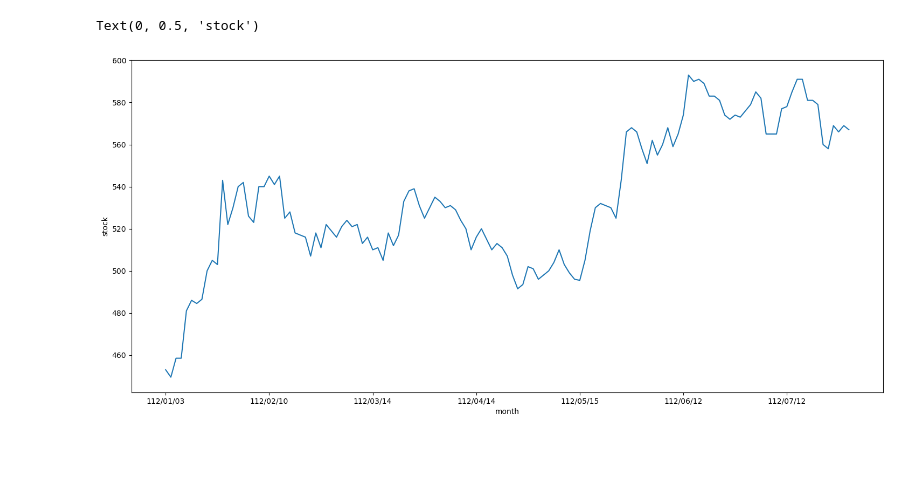
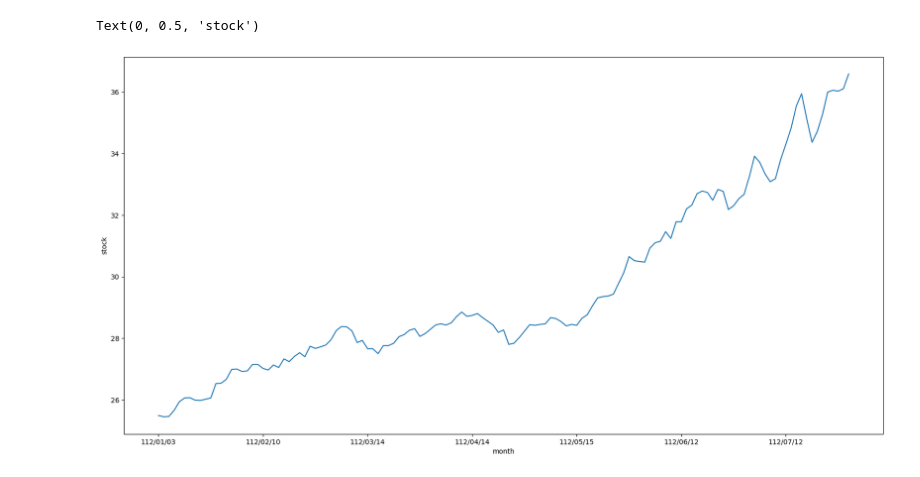
Before and after one commit to hong-xaing/Aiot, a Jupyter notebook: A0729.ipynb, the cells around one changed output. Cells and saved outputs as stored; diff of their text form; code cells hidden in the pictures; blank space fills up the shorter version.

```diff
--- a/A0729.ipynb
+++ b/A0729.ipynb
@@ -5,12 +5,12 @@ import urllib.request
 import matplotlib.pyplot as plt
 import datetime
 import pandas as pd
-import numpy as np
+# import numpy as np
 import json
 import time
 import ssl
 
-stock = "2330"
+stock = "0056"
 begin_date = "2023-01-01"
 
 
@@ -49,13 +49,13 @@ df.set_index("日期", inplace=True)
 # %%
 # 將爬取到的歷年股價資訊繪成圖表
 df['收盤價']=df['收盤價'].astype(float)
-df.loc[:]['收盤價'].plot(figsize=(18, 8))
+df.loc[:]['收盤價'].plot(figsize=(20, 10))
 plt.xlabel('month')
 plt.ylabel('stock')
 # Text(0, 0.5, 'stock')
 # %% [output]
 Text(0, 0.5, 'stock')
-[figure, old version]
+[figure, new version]
 # %%
 df = df.drop(['成交金額'], axis=1)
 df = df.drop(['成交股數'], axis=1)
```
Also changed, not shown: 2 other files.
